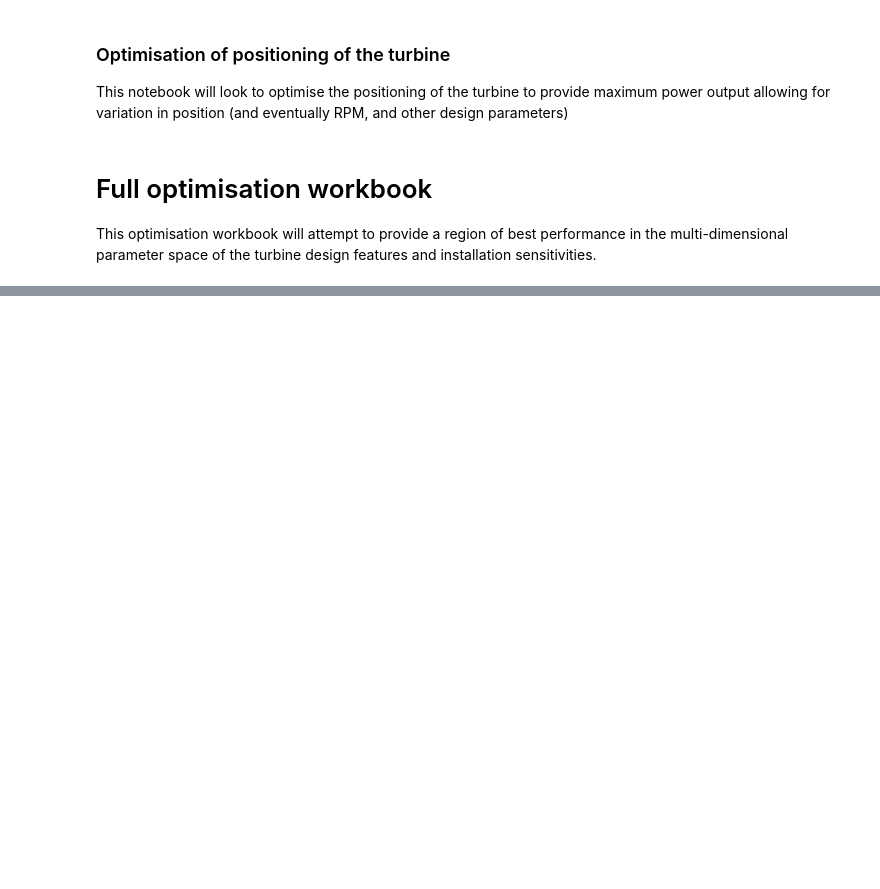
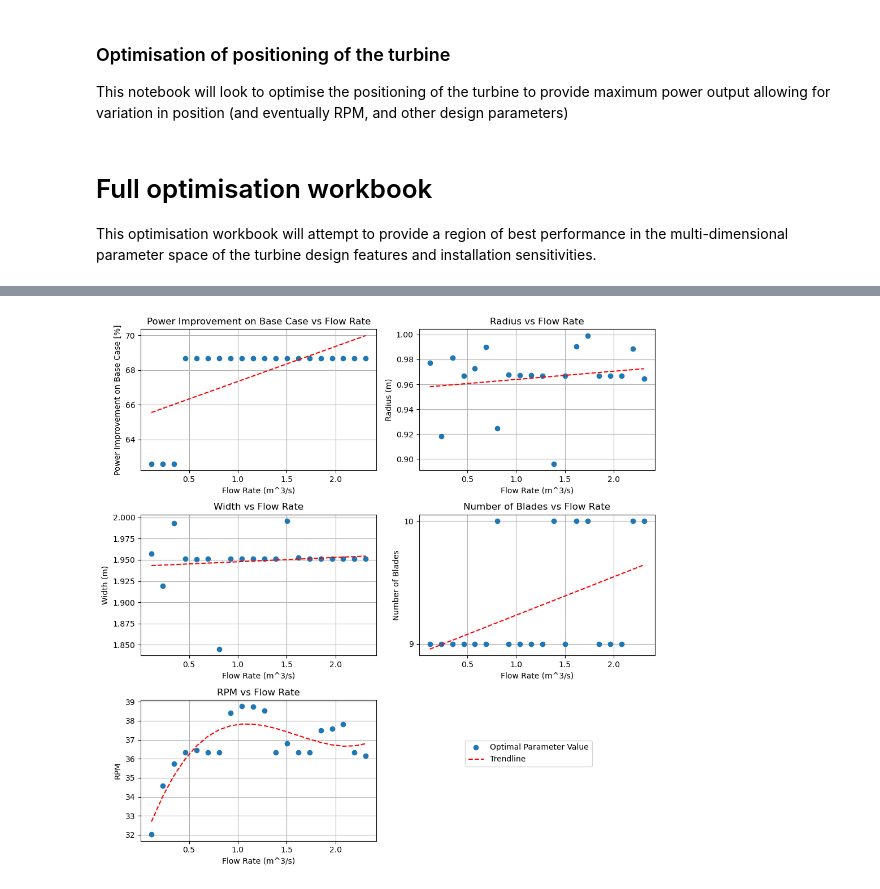
Before and after one commit to pilipb/DP4-code, a Jupyter notebook: optimisation.ipynb, the cells around one changed output, grey strips where cells are left out. Drawn from its saved outputs; the diff is of its cells as text; code cells hidden in the pictures; blank space fills up the shorter version.

Commit message:
diagrams and graphs

```diff
--- a/optimisation.ipynb
+++ b/optimisation.ipynb
@@ -226,0 +346,92 @@ plt.show()
+# %%
+# plot the results of the optimisation
+
+# make figure
+fig, axs = plt.subplots(3, 2, figsize=(10, 10))
+# fig.suptitle('Breastshot Turbine Optimisation Results')
+
+# add vertical space between the plots
+fig.subplots_adjust(hspace=0.5)
+# add horizontal space between the plots
+fig.subplots_adjust(wspace=0.5)
+
+# plot the power vs flow rate
+axs[0, 0].plot(results['flow rate'], results['average power']/50, 'o')
+axs[0, 0].set_title('Power Improvement on Base Case vs Flow Rate')
+axs[0, 0].set_xlabel('Flow Rate (m^3/s)')
+axs[0, 0].set_ylabel('Power Improvement on Base Case [%]')
+# add a trendline
+z = np.polyfit(results['flow rate'], results['average power']/50, 1)
+p = np.poly1d(z)
+axs[0, 0].plot(results['flow rate'], p(results['flow rate']), 'r--')
+
+axs[0, 0].grid()
+
+# plot the radius vs flow rate
+axs[0, 1].plot(results['flow rate'], results['radius'], 'o')
+axs[0, 1].set_title('Radius vs Flow Rate')
+axs[0, 1].set_xlabel('Flow Rate (m^3/s)')
+axs[0, 1].set_ylabel('Radius (m)')
+
+# add a trendline
+z = np.polyfit(results['flow rate'], results['radius'], 1)
+p = np.poly1d(z)
+axs[0, 1].plot(results['flow rate'], p(results['flow rate']), 'r--')
+
+axs[0, 1].grid()
+
+# plot the width vs flow rate
+axs[1, 0].plot(results['flow rate'], results['width'], 'o')
+axs[1, 0].set_title('Width vs Flow Rate')
+axs[1, 0].set_xlabel('Flow Rate (m^3/s)')
+axs[1, 0].set_ylabel('Width (m)')
+
+# add a trendline
+z = np.polyfit(results['flow rate'], results['width'], 1)
+p = np.poly1d(z)
+axs[1, 0].plot(results['flow rate'], p(results['flow rate']), 'r--')
+
+axs[1, 0].grid()
+
+# plot the number of blades vs flow rate
+axs[1, 1].plot(results['flow rate'], results['num_blades'], 'o')
+axs[1, 1].set_title('Number of Blades vs Flow Rate')
+axs[1, 1].set_xlabel('Flow Rate (m^3/s)')
+axs[1, 1].set_ylabel('Number of Blades')
+# make sure the number of blades is an integer
+axs[1, 1].set_yticks(np.arange(3, 11, 1))
+
+# add a trendline
+z = np.polyfit(results['flow rate'], results['num_blades'], 1)
+p = np.poly1d(z)
+axs[1, 1].plot(results['flow rate'], p(results['flow rate']), 'r--')
+
+axs[1, 1].grid()
+
+
+# plot the RPM vs flow rate
+axs[2, 0].plot(results['flow rate'], results['RPM'], 'o')
+axs[2, 0].set_title('RPM vs Flow Rate')
+axs[2, 0].set_xlabel('Flow Rate (m^3/s)')
+axs[2, 0].set_ylabel('RPM')
+
+# add a trendline
+z = np.polyfit(results['flow rate'], results['RPM'], 3)
+p = np.poly1d(z)
+axs[2, 0].plot(results['flow rate'], p(results['flow rate']), 'r--')
+
+axs[2, 0].grid()
+
+# put a legend in the space of the final plot
+axs[2, 1].axis('off')
+fig.legend(['Optimal Parameter Value','Trendline'], loc='lower right', ncol=1, bbox_to_anchor=(0.75, 0.5), bbox_transform=axs[2, 1].transAxes)
+# make the legend fill the whole plot
+
+
+
+
+fig.tight_layout()
+# show the figure
+plt.show()
+# %% [output]
+[figure, added]
```
Also changed, not shown: parts of 7 cells of this notebook, 17 other files.
